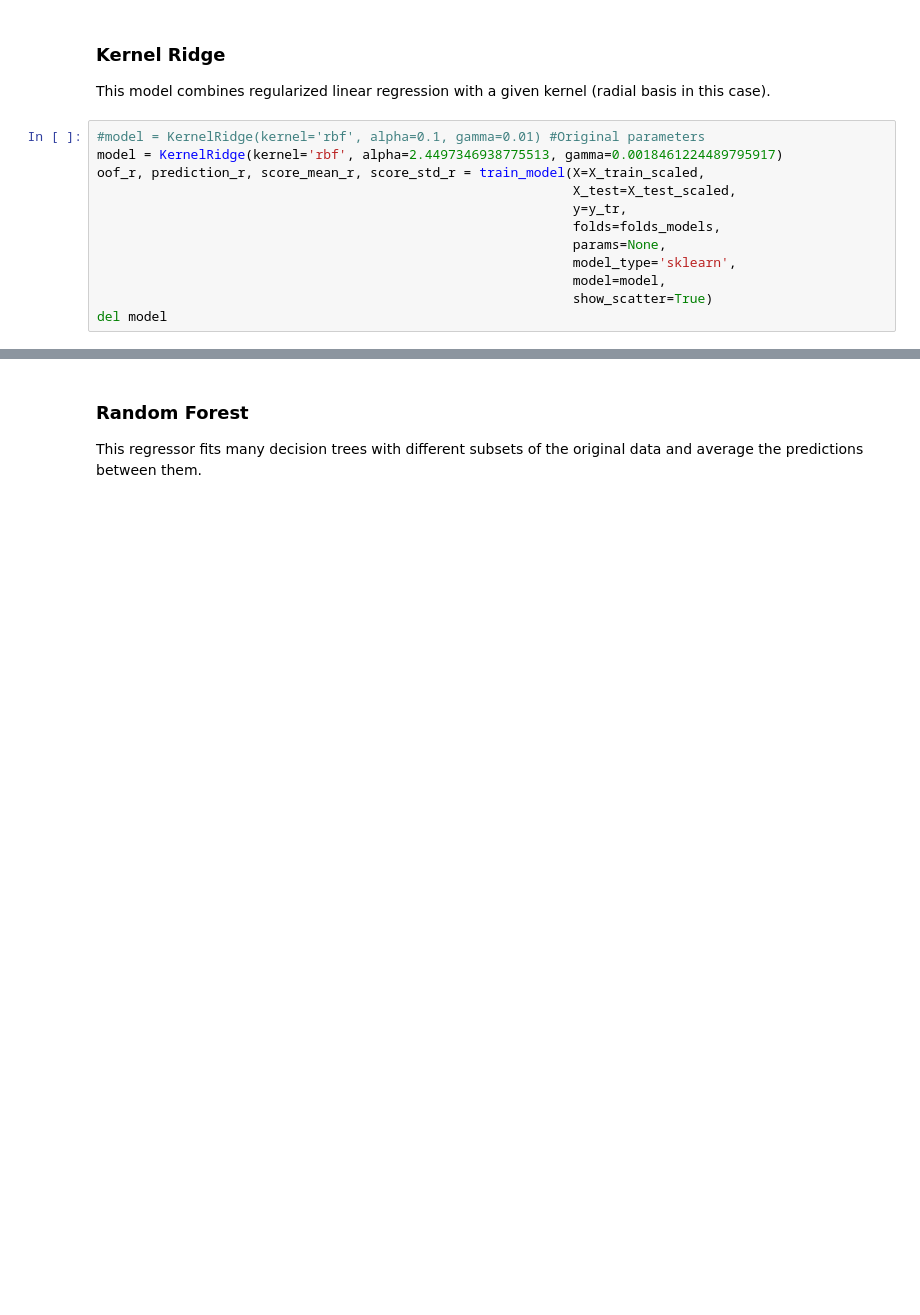
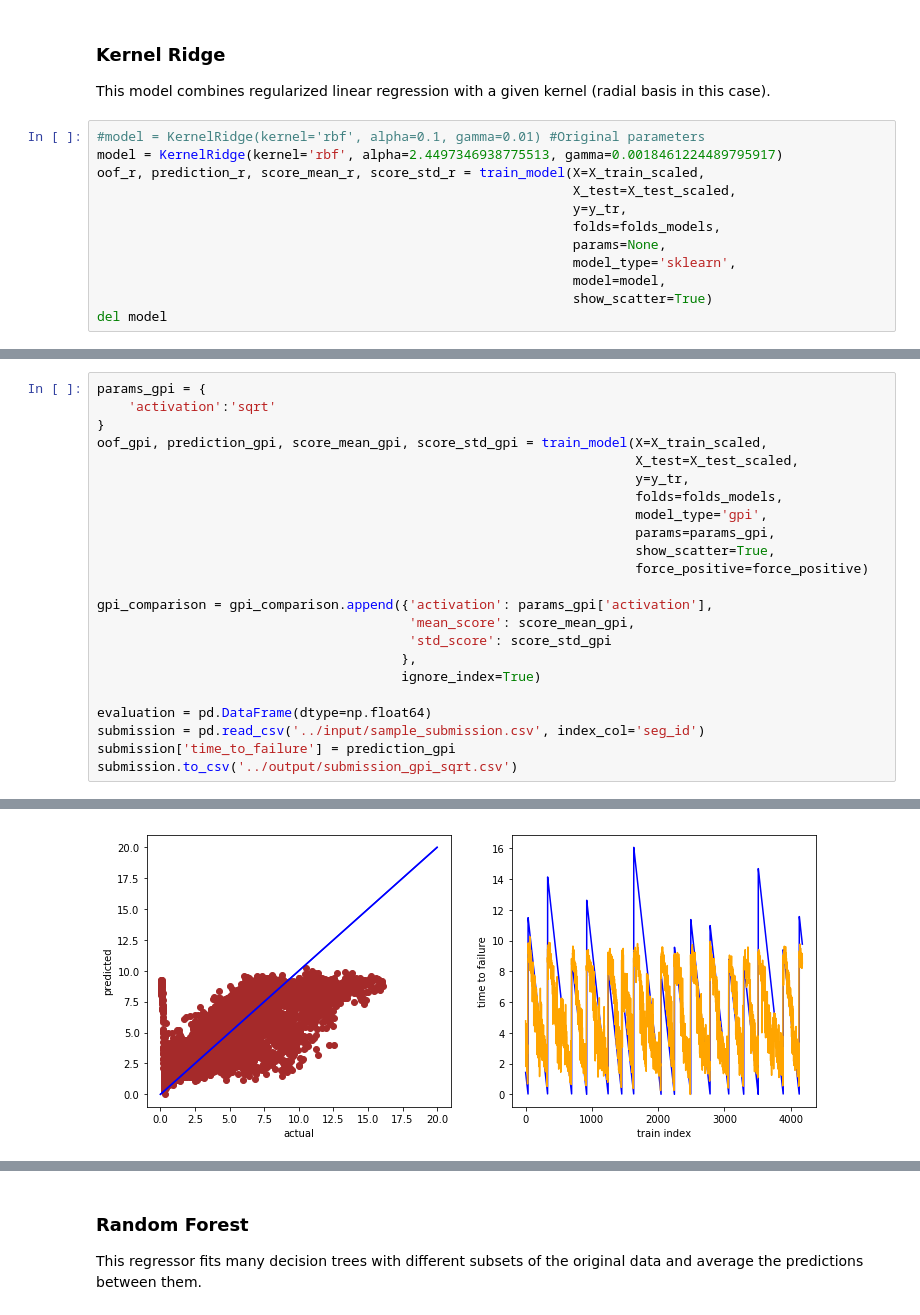
Before and after one commit to ricarddelgado/lanl-earthquake-kaggle, a Jupyter notebook: LANL Master notebook.ipynb, the cells around one changed output, grey strips where cells are left out. Cells and saved outputs as stored; diff of their text form; blank space fills up the shorter version.

```diff
--- a/LANL Master notebook.ipynb
+++ b/LANL Master notebook.ipynb
@@ -506,0 +598,24 @@ submission.to_csv('../output/submission_gdi.csv')
+# %%
+params_gpi = {
+    'activation':'sqrt'
+}
+oof_gpi, prediction_gpi, score_mean_gpi, score_std_gpi = train_model(X=X_train_scaled,
+                                                                     X_test=X_test_scaled,
+                                                                     y=y_tr,
+                                                                     folds=folds_models,
+                                                                     model_type='gpi',
+                                                                     params=params_gpi,
+                                                                     show_scatter=True,
+                                                                     force_positive=force_positive)
+
+gpi_comparison = gpi_comparison.append({'activation': params_gpi['activation'],
+                                        'mean_score': score_mean_gpi,
+                                        'std_score': score_std_gpi
+                                       },
+                                       ignore_index=True)
+
+evaluation = pd.DataFrame(dtype=np.float64)
+submission = pd.read_csv('../input/sample_submission.csv', index_col='seg_id')
+submission['time_to_failure'] = prediction_gpi
+submission.to_csv('../output/submission_gpi_sqrt.csv')
+# %% [output]
@@ -506,0 +628 @@ submission.to_csv('../output/submission_gdi.csv')
+[figure, added]
```
Also changed, not shown: parts of 20 cells of this notebook, 3 other files.
